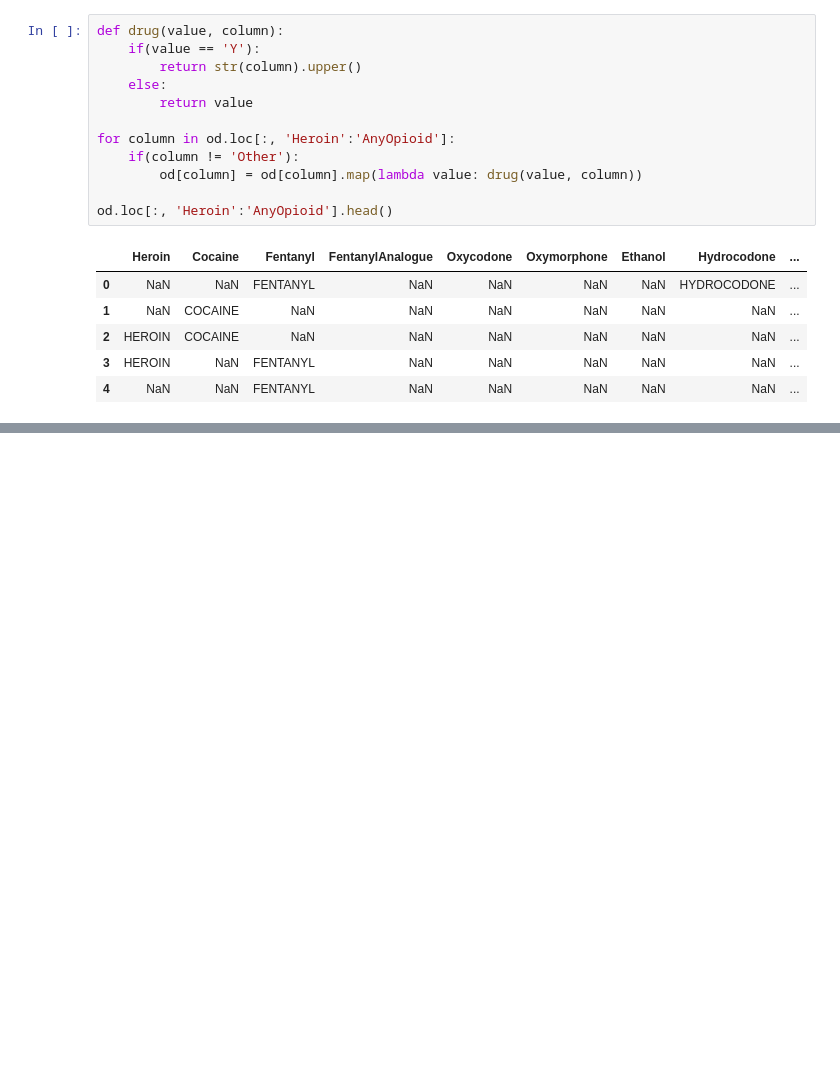
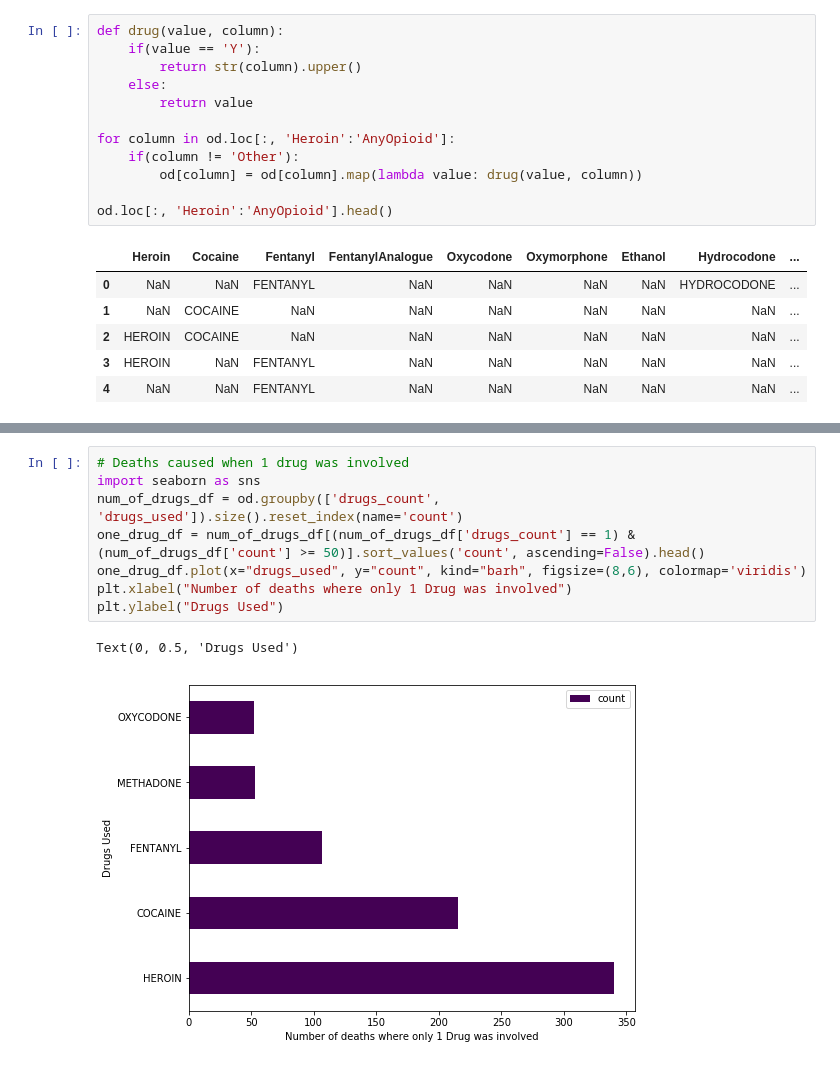
Before and after one commit to YMandCL/CT-Drug-Related-Deaths-2012-2018, a Jupyter notebook: CT Drug Overdoses 2012-2018.ipynb, the cells around one changed output, grey strips where cells are left out. Saved outputs shown, nothing was run; the diff lists cells and outputs as text; blank space fills up the shorter version.

```diff
--- a/CT Drug Overdoses 2012-2018.ipynb
+++ b/CT Drug Overdoses 2012-2018.ipynb
@@ -162,0 +202,11 @@ Name: drugs_used, Length: 849, dtype: int64
+# %%
+# Deaths caused when 1 drug was involved
+import seaborn as sns
+num_of_drugs_df = od.groupby(['drugs_count', 'drugs_used']).size().reset_index(name='count')
+one_drug_df = num_of_drugs_df[(num_of_drugs_df['drugs_count'] == 1) & (num_of_drugs_df['count'] >= 50)].sort_values('count', ascending=False).head()
+one_drug_df.plot(x="drugs_used", y="count", kind="barh", figsize=(8,6), colormap='viridis')
+plt.xlabel("Number of deaths where only 1 Drug was involved")
+plt.ylabel("Drugs Used")
+# %% [output]
+Text(0, 0.5, 'Drugs Used')
+[figure, added]
```
Also changed, not shown: parts of 18 cells of this notebook.
